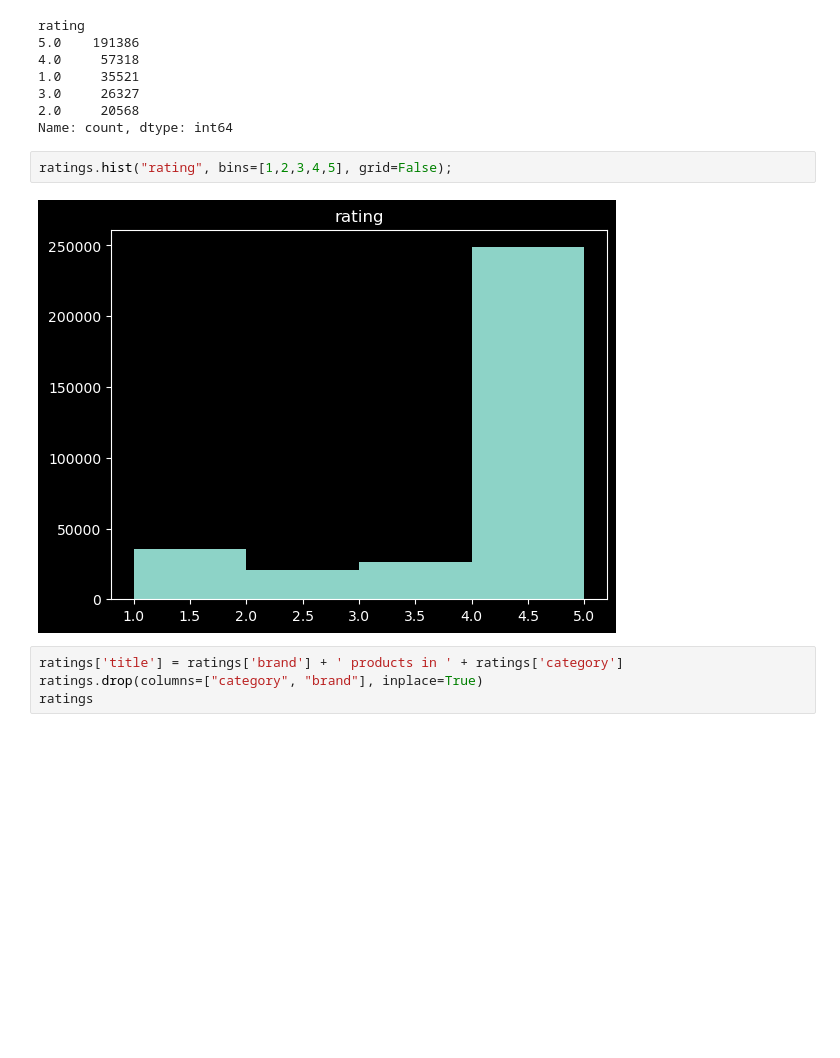
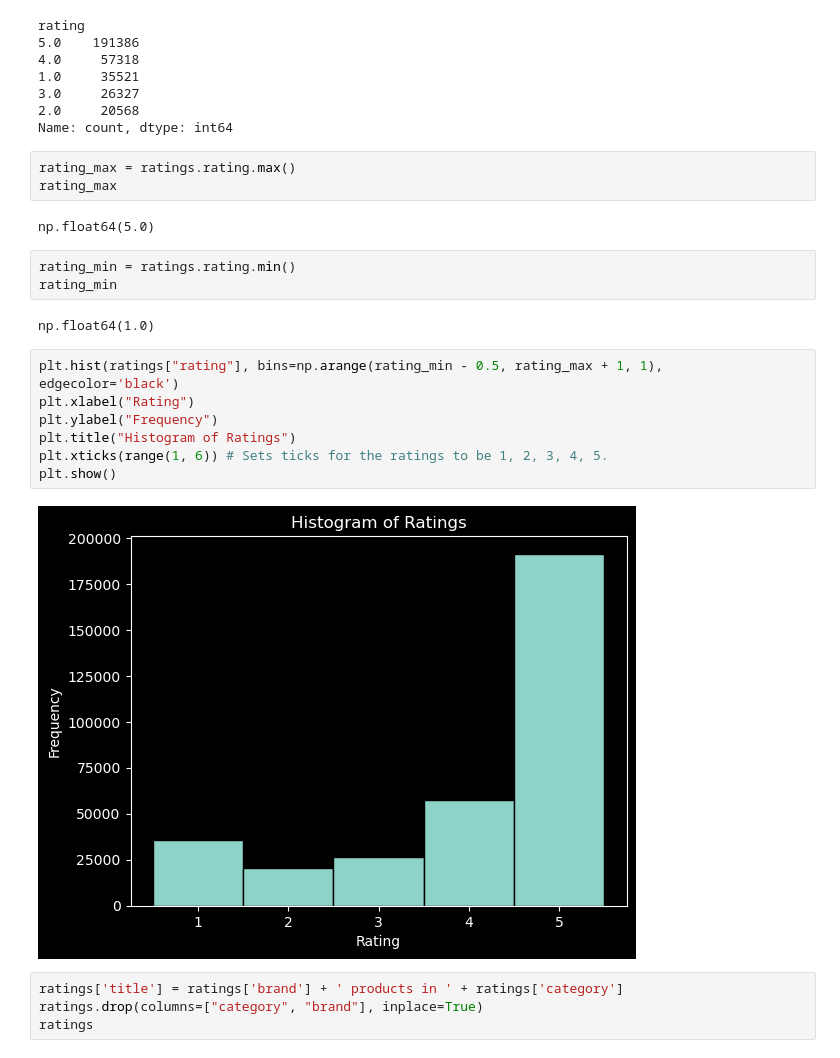
Before and after one commit to bkusuma/recommendation-systems-project, a Jupyter notebook: notebooks/recommendation-systems-project.ipynb, the cells around one changed output. Saved outputs shown, nothing was run; the diff lists cells and outputs as text; blank space fills up the shorter version.

Commit message:
redid histogram

```diff
--- a/notebooks/recommendation-systems-project.ipynb
+++ b/notebooks/recommendation-systems-project.ipynb
@@ -73,10 +73,25 @@ rating
 3.0     26327
 2.0     20568
 Name: count, dtype: int64
+# %%
+rating_max = ratings.rating.max()
+rating_max
+# %% [output]
+np.float64(5.0)
+# %%
+rating_min = ratings.rating.min()
+rating_min
+# %% [output]
+np.float64(1.0)
 # %%
-ratings.hist("rating", bins=[1,2,3,4,5], grid=False);
+plt.hist(ratings["rating"], bins=np.arange(rating_min - 0.5, rating_max + 1, 1), edgecolor='black')
+plt.xlabel("Rating")
+plt.ylabel("Frequency")
+plt.title("Histogram of Ratings")
+plt.xticks(range(1, 6)) # Sets ticks for the ratings to be 1, 2, 3, 4, 5.
+plt.show()
 # %% [output]
-[figure, old version]
+[figure, new version]
 # %%
 ratings['title'] = ratings['brand'] + ' products in ' + ratings['category']
 ratings.drop(columns=["category", "brand"], inplace=True)
```
